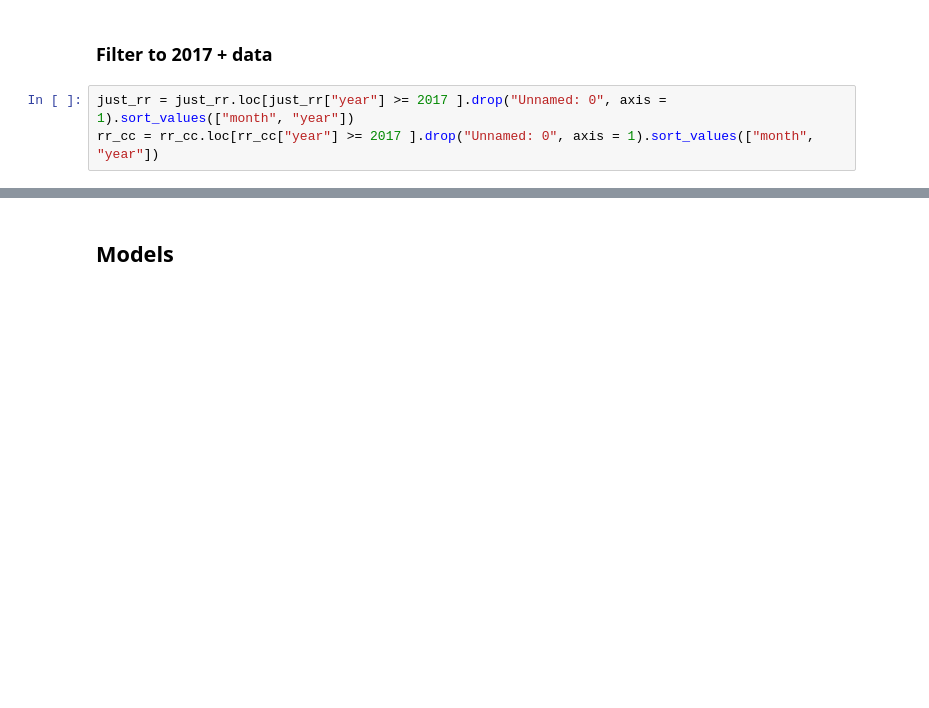
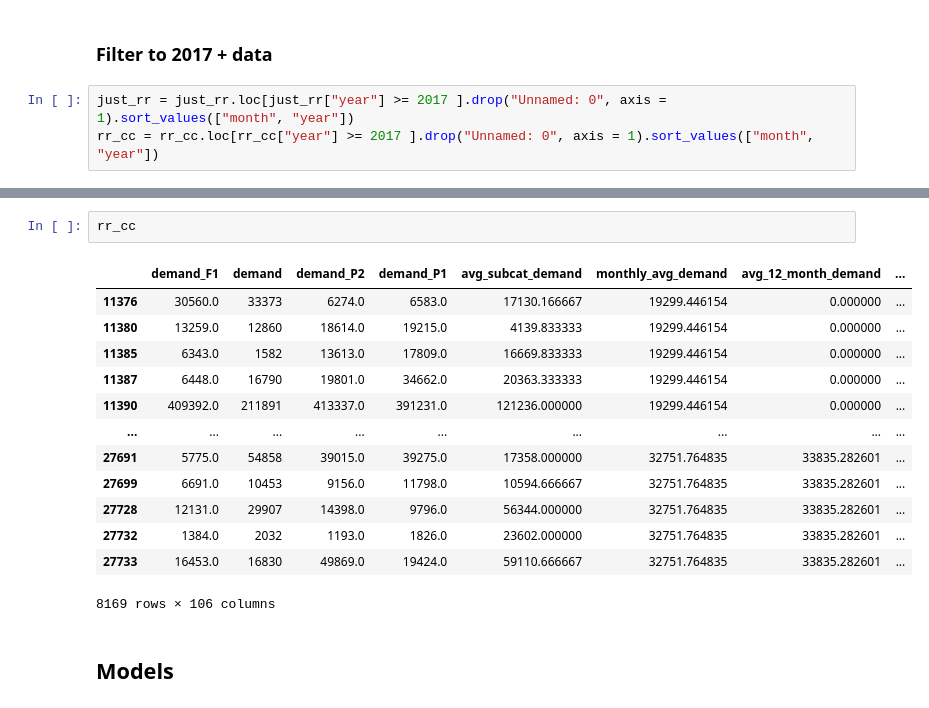
Before and after one commit to Anis-Bensaid/CapstoneProject, a Jupyter notebook: basic_ols_pipeline/All Brand OLS Test.ipynb, the cells around one changed output, grey strips where cells are left out. Drawn from its saved outputs; the diff is of its cells as text; blank space fills up the shorter version.

```diff
--- a/basic_ols_pipeline/All Brand OLS Test.ipynb
+++ b/basic_ols_pipeline/All Brand OLS Test.ipynb
@@ -27,2 +51,18 @@ rr_cc = rr_cc.loc[rr_cc["year"] >= 2017 ].drop("Unnamed: 0", axis = 1).sort_valu
+# %%
+rr_cc
+# %% [output]
+|  | demand_F1 | demand | demand_P2 | demand_P1 | avg_subcat_demand | monthly_avg_demand | avg_12_month_demand | ... |
+| 11376 | 30560.0 | 33373 | 6274.0 | 6583.0 | 17130.166667 | 19299.446154 | 0.000000 | ... |
+| 11380 | 13259.0 | 12860 | 18614.0 | 19215.0 | 4139.833333 | 19299.446154 | 0.000000 | ... |
+| 11385 | 6343.0 | 1582 | 13613.0 | 17809.0 | 16669.833333 | 19299.446154 | 0.000000 | ... |
+| 11387 | 6448.0 | 16790 | 19801.0 | 34662.0 | 20363.333333 | 19299.446154 | 0.000000 | ... |
+| 11390 | 409392.0 | 211891 | 413337.0 | 391231.0 | 121236.000000 | 19299.446154 | 0.000000 | ... |
+| ... | ... | ... | ... | ... | ... | ... | ... | ... |
+| 27691 | 5775.0 | 54858 | 39015.0 | 39275.0 | 17358.000000 | 32751.764835 | 33835.282601 | ... |
+| 27699 | 6691.0 | 10453 | 9156.0 | 11798.0 | 10594.666667 | 32751.764835 | 33835.282601 | ... |
+| 27728 | 12131.0 | 29907 | 14398.0 | 9796.0 | 56344.000000 | 32751.764835 | 33835.282601 | ... |
+| 27732 | 1384.0 | 2032 | 1193.0 | 1826.0 | 23602.000000 | 32751.764835 | 33835.282601 | ... |
+| 27733 | 16453.0 | 16830 | 49869.0 | 19424.0 | 59110.666667 | 32751.764835 | 33835.282601 | ... |
+8169 rows × 106 columns
 # %% [markdown]
 ## Models
```
Also changed, not shown: parts of 21 cells of this notebook, 6 other files.
